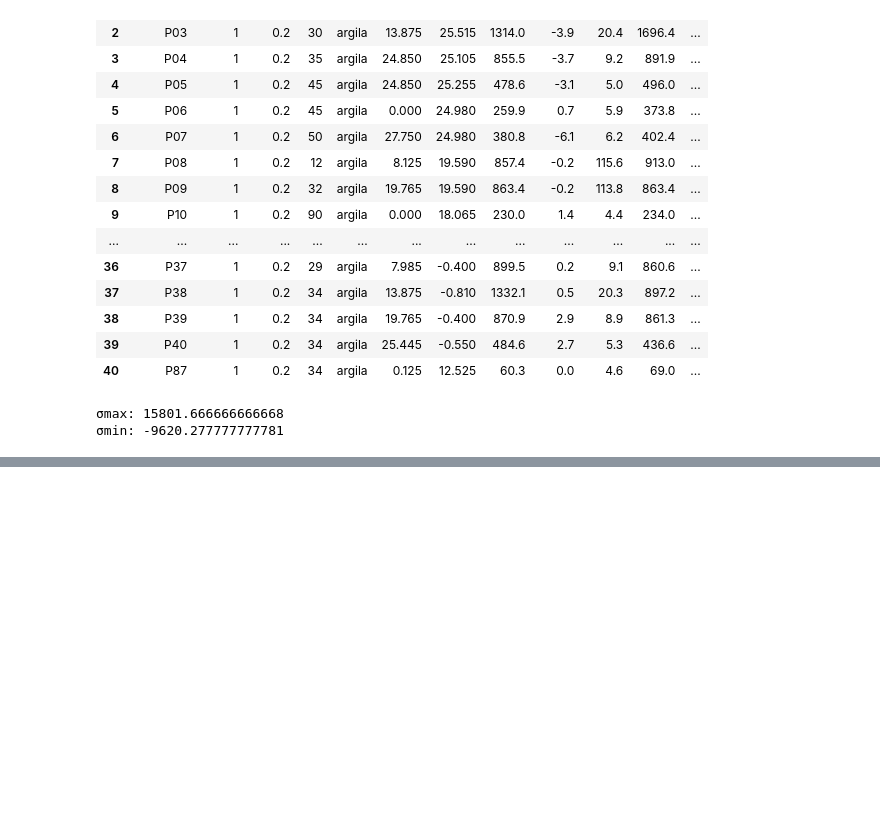
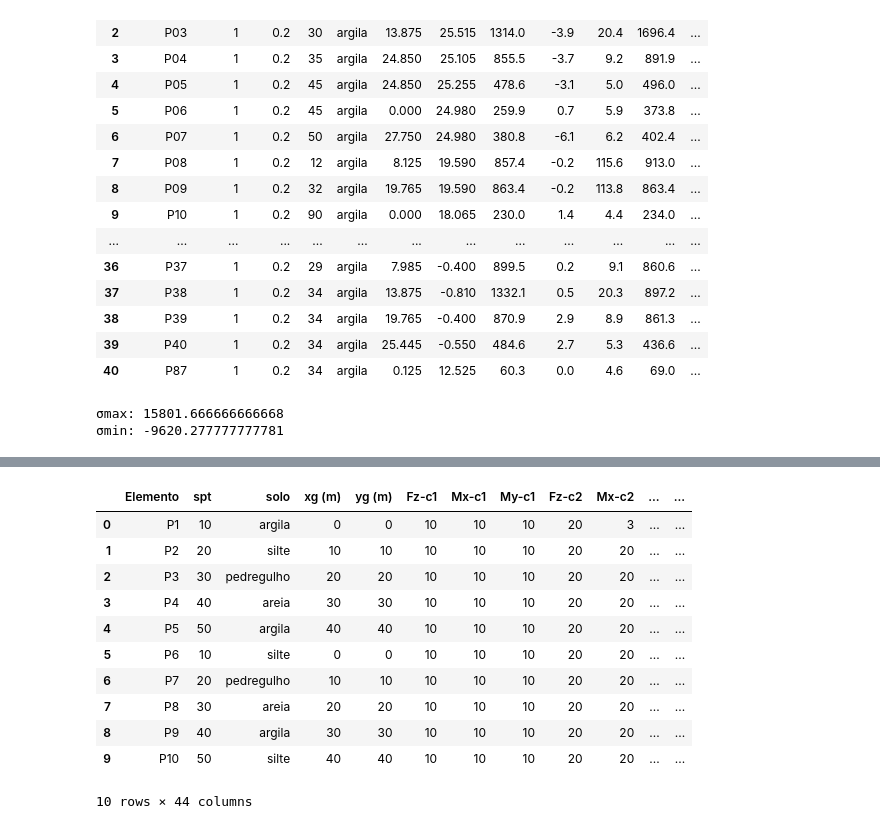
Before and after one commit to wmpjrufg/fundaai, a Jupyter notebook: percorrendo_comb.ipynb, the cells around one changed output, grey strips where cells are left out. Saved outputs shown, nothing was run; the diff lists cells and outputs as text; code cells hidden in the pictures; blank space fills up the shorter version.

Commit message:
Implementa transformação da planilha_padrão p/ planilha_convertida e testes (acrescenta colunas / percorre combinações)

```diff
--- a/percorrendo_comb.ipynb
+++ b/percorrendo_comb.ipynb
@@ -44,3 +44,15 @@ print(f'σmin: {t_min_value}')
 # %% [output]
 σmax: 15801.666666666668
 σmin: -9620.277777777781
+# %%
+#acrescentando combinacoes na planilha padrao p/ testar transformacao da planilha
+df_p= pd.read_excel("planilha_padrao.xlsx", header=[0,1])
+for i in range(11, 14):
+    df_p[pd.MultiIndex.from_tuples([
+        (f'combinação {i}', 'Fz'),
+        (f'combinação {i}', 'Mx'),
+        (f'combinação {i}', 'My')])]= pd.DataFrame({
+            (f'combinação {i}', 'Fz'):[i*2]*len(df_p),
+            (f'combinação {i}', 'Mx'):[i*2]*len(df_p),
+            (f'combinação {i}', 'My'):[i*3]*len(df_p)})
+df_p
@@ -46,0 +73,32 @@ print(f'σmin: {t_min_value}')
+# %%
+#transformacao da planilha_padrao pro modelo teste_wand (com 1 header)
+
+def padrao_to_flat(df_padrao):
+    novo_df=pd.DataFrame()
+    n_comb=0
+    for col in df_padrao.columns:
+        if"combinação" in col[0] and col[1] in ['Fz', 'Mx', 'My']:                 #so funcionara caso esteja escrito "combinação" dessa maneira, ainda sem tratar variacoes de possiveis erros de usuários
+            comb_indice=col[0].strip().split()[-1]                  #"combinação X" tiro os espacos em branco inicial e final(caso tenha) com strip e divido ela com split e pego a ultima parte que no caso é o indice
+            nome_col= f"{col[1]}-c{comb_indice}"
+            n_comb=int(comb_indice)    #pega a qtd de combinacoes, o ultimo indice vai ser o numero de combinacoes q é o q vai ficar salvo em n_comb, pra tratar erros de usuario como combinacoes fora de ordem, usar set()
+        else:
+            nome_col=f"{col[0]}"
+        novo_df[nome_col]=df_padrao[col]
+
+    return novo_df, n_comb
+df, n_comb=padrao_to_flat(df_p)
+
+df
+# %% [output]
+|  | Elemento | spt | solo | xg (m) | yg (m) | Fz-c1 | Mx-c1 | My-c1 | Fz-c2 | Mx-c2 | ... | ... |
+| 0 | P1 | 10 | argila | 0 | 0 | 10 | 10 | 10 | 20 | 3 | ... | ... |
+| 1 | P2 | 20 | silte | 10 | 10 | 10 | 10 | 10 | 20 | 20 | ... | ... |
+| 2 | P3 | 30 | pedregulho | 20 | 20 | 10 | 10 | 10 | 20 | 20 | ... | ... |
+| 3 | P4 | 40 | areia | 30 | 30 | 10 | 10 | 10 | 20 | 20 | ... | ... |
+| 4 | P5 | 50 | argila | 40 | 40 | 10 | 10 | 10 | 20 | 20 | ... | ... |
+| 5 | P6 | 10 | silte | 0 | 0 | 10 | 10 | 10 | 20 | 20 | ... | ... |
+| 6 | P7 | 20 | pedregulho | 10 | 10 | 10 | 10 | 10 | 20 | 20 | ... | ... |
+| 7 | P8 | 30 | areia | 20 | 20 | 10 | 10 | 10 | 20 | 20 | ... | ... |
+| 8 | P9 | 40 | argila | 30 | 30 | 10 | 10 | 10 | 20 | 20 | ... | ... |
+| 9 | P10 | 50 | silte | 40 | 40 | 10 | 10 | 10 | 20 | 20 | ... | ... |
+10 rows × 44 columns
```
Also changed, not shown: parts of 4 cells of this notebook, 2 other files.
